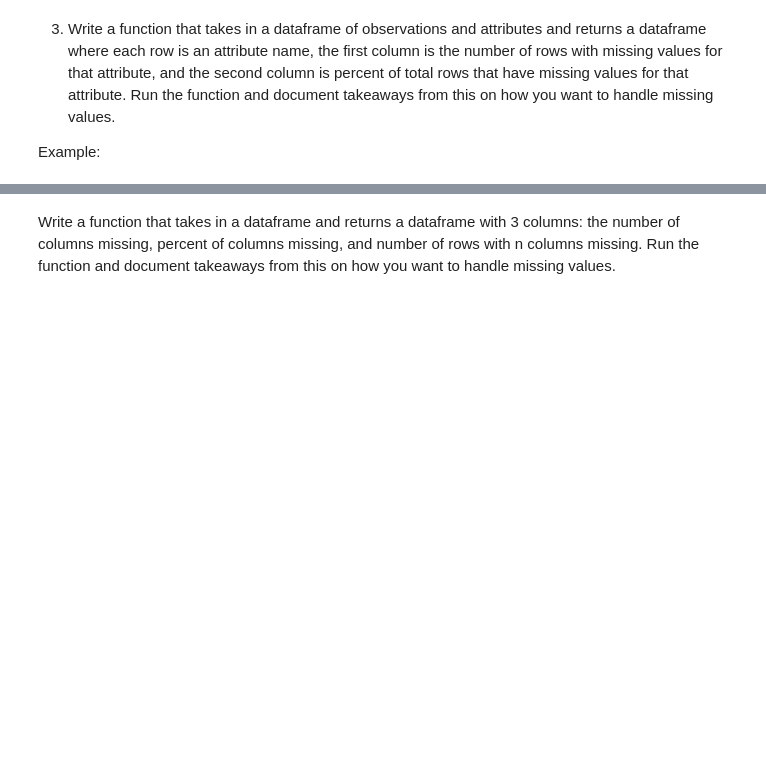
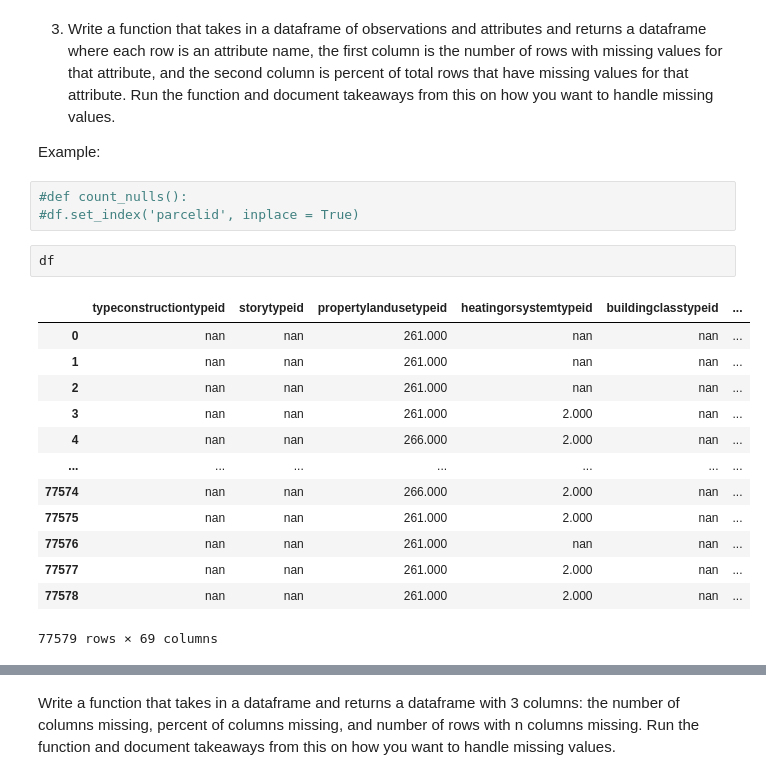
Before and after one commit to barbmarques/clustering-exercises, a Jupyter notebook: zillow-acquire.ipynb, the cells around one changed output, grey strips where cells are left out. Cells and saved outputs as stored; diff of their text form; blank space fills up the shorter version.

```diff
--- a/zillow-acquire.ipynb
+++ b/zillow-acquire.ipynb
@@ -95,3 +277,22 @@ df.value_counts
 3.  Write a function that takes in a dataframe of observations and attributes and returns a dataframe where each row is an attribute name, the first column is the number of rows with missing values for that attribute, and the second column is percent of total rows that have missing values for that attribute. Run the function and document takeaways from this on how you want to handle missing values.
 
 Example:
+# %%
+#def count_nulls():
+#df.set_index('parcelid', inplace = True)
+# %%
+df
+# %% [output]
+|  | typeconstructiontypeid | storytypeid | propertylandusetypeid | heatingorsystemtypeid | buildingclasstypeid | ... |
+| 0 | nan | nan | 261.000 | nan | nan | ... |
+| 1 | nan | nan | 261.000 | nan | nan | ... |
+| 2 | nan | nan | 261.000 | nan | nan | ... |
+| 3 | nan | nan | 261.000 | 2.000 | nan | ... |
+| 4 | nan | nan | 266.000 | 2.000 | nan | ... |
+| ... | ... | ... | ... | ... | ... | ... |
+| 77574 | nan | nan | 266.000 | 2.000 | nan | ... |
+| 77575 | nan | nan | 261.000 | 2.000 | nan | ... |
+| 77576 | nan | nan | 261.000 | nan | nan | ... |
+| 77577 | nan | nan | 261.000 | 2.000 | nan | ... |
+| 77578 | nan | nan | 261.000 | 2.000 | nan | ... |
+77579 rows × 69 columns
```
Also changed, not shown: parts of 19 cells of this notebook.
